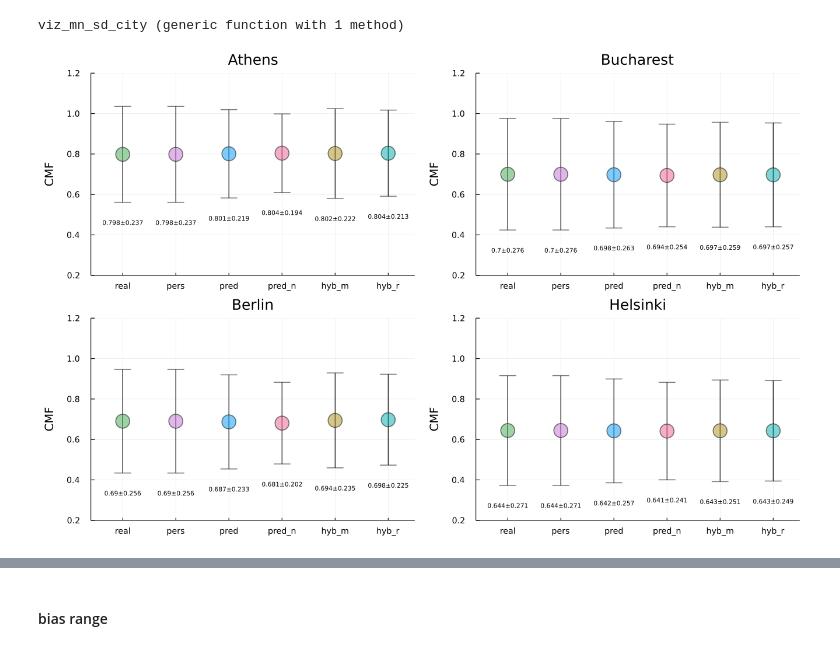
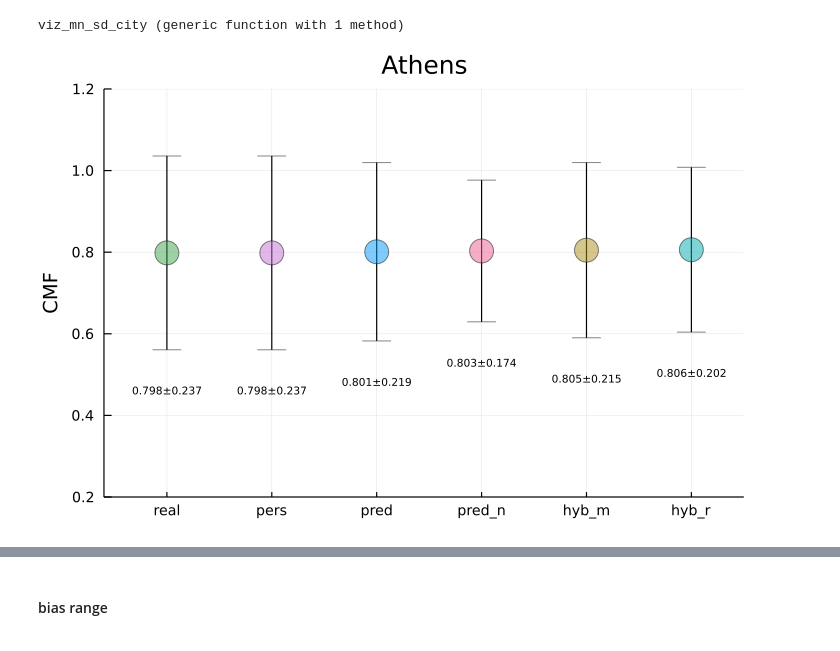
Before and after one commit to EuRoXy/MC_CMF, a Jupyter notebook: moreCities.ipynb, the cells around one changed output, grey strips where cells are left out. Cells and saved outputs as stored; diff of their text form; code cells hidden in the pictures.

```diff
--- a/moreCities.ipynb
+++ b/moreCities.ipynb
@@ -247,9 +247,9 @@ df4 = df24_at[:,[1, 3, 7, 11]];
 # %% [markdown]
 #### mn ± sd
 # %%
-function viz_mn_sd_city(fn)
-    df22 = get_df_city(fn, 2; hyb=1)
-    df2 = df22[:, [1, 3, 7, 11, 16, 18]]
+function viz_mn_sd_city(fn, steps)
+    df = get_df_city(fn, steps; hyb=1)
+    df2 = df[:, [1, 3, 7, 11, 16, 18]]
     city = split(fn, ['_', '.'])[2]
 
     df_mn_sd = DataFrame(permutedims(map(mean, eachcol(df2))), names(df2))
@@ -267,12 +267,7 @@ function viz_mn_sd_city(fn)
 end
 # %% [output]
 viz_mn_sd_city (generic function with 1 method)
-# %%
-s_at = viz_mn_sd_city(fn_athens)
-s_bu = viz_mn_sd_city(fn_bucharest)
-s_be = viz_mn_sd_city(fn_berlin)
-s_he = viz_mn_sd_city(fn_helsinki)
-
-sca = plot(s_at, s_bu, s_be, s_he, layout=@layout([a b; c d]), size=(1100, 700), leftmargin=20px)
-# %% [output]
-[figure, removed]
+# %%
+s_at = viz_mn_sd_city(fn_athens, 4)
+# %% [output]
+[figure, added]
```
Also changed, not shown: parts of 22 cells of this notebook, 5 other files.
